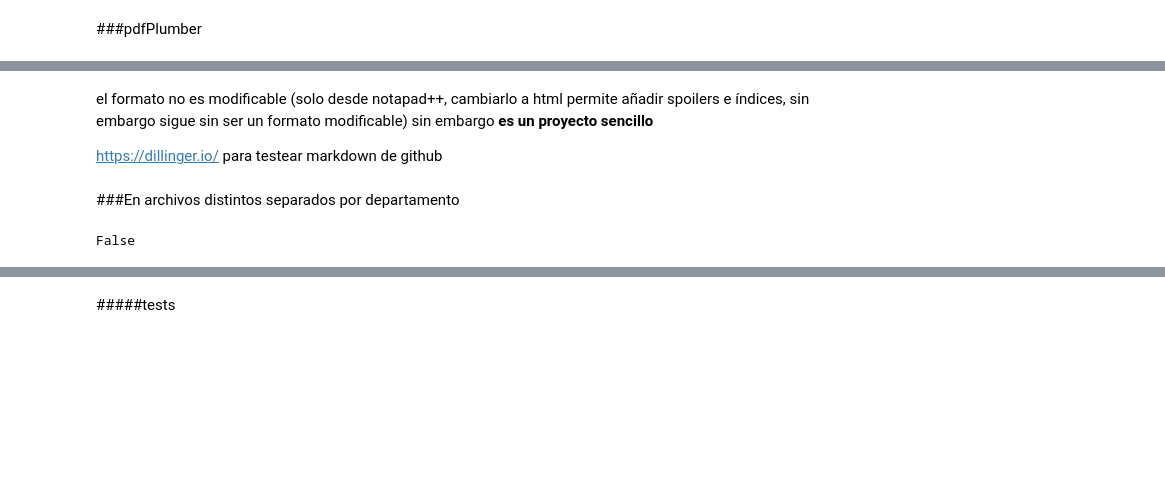
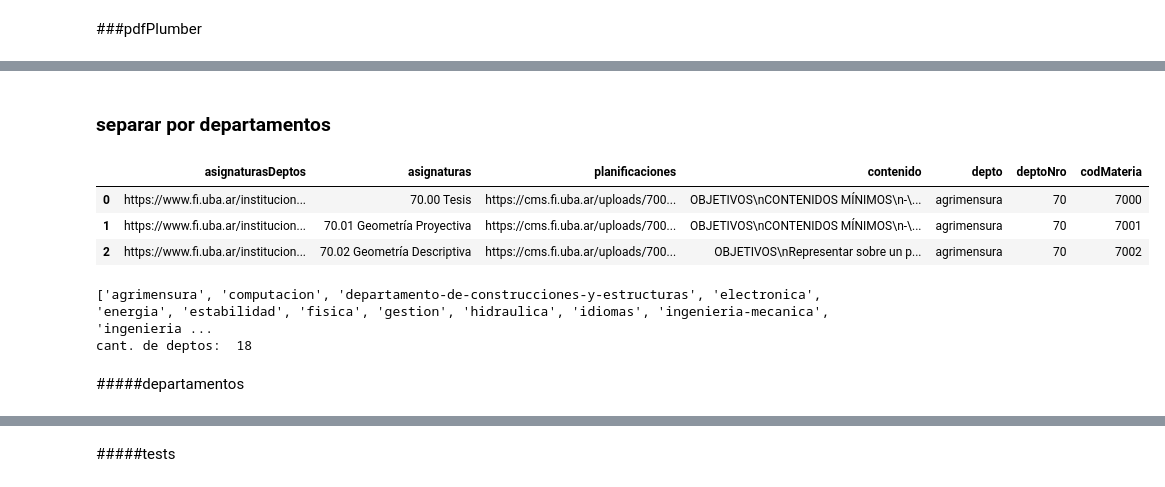
Before and after one commit to AlePaff/FIUBA-knowledge, a Jupyter notebook: procesamiento_de_archivos.ipynb, the cells around one changed output, grey strips where cells are left out. Drawn from its saved outputs; the diff is of its cells as text; code cells hidden in the pictures; blank space fills up the shorter version.

```diff
--- a/procesamiento_de_archivos.ipynb
+++ b/procesamiento_de_archivos.ipynb
@@ -173,10 +199,30 @@ with open("contenidos.md", "w") as text_file:
-# %% [markdown]
-el formato no es modificable (solo desde notapad++, cambiarlo a html permite añadir spoilers e índices, sin embargo sigue sin ser un formato modificable) sin embargo **es un proyecto sencillo**
-
-https://dillinger.io/ para testear markdown de github
-# %% [markdown]
-###En archivos distintos separados por departamento
-# %%
-textos["asignaturasDeptos"].is_unique#.to_frame()
-# %% [output]
-False
+# %% [markdown]
+### separar por departamentos
+# %%
+# https://stackoverflow.com/questions/36108377/how-to-use-the-split-function-on-every-row-in-a-dataframe-in-python
+f = lambda x: x["asignaturasDeptos"].split("/")[5]
+nroDepto = lambda x: x["asignaturas"].split(".")[0]
+codMateria = lambda x: (x["asignaturas"].split(" ")[0]).replace(".","")   #toma 70.20 y lo convierte en 7020
+
+textos["depto"] = textos.apply(f, axis=1)
+textos["deptoNro"] = textos.apply(nroDepto, axis=1)
+textos["codMateria"] = textos.apply(codMateria, axis=1)
+textos.head(3)
+# %% [output]
+|  | asignaturasDeptos | asignaturas | planificaciones | contenido | depto | deptoNro | codMateria |
+| 0 | https://www.fi.uba.ar/institucion... | 70.00 Tesis | https://cms.fi.uba.ar/uploads/700... | OBJETIVOS\nCONTENIDOS MÍNIMOS\n-\... | agrimensura | 70 | 7000 |
+| 1 | https://www.fi.uba.ar/institucion... | 70.01 Geometría Proyectiva | https://cms.fi.uba.ar/uploads/700... | OBJETIVOS\nCONTENIDOS MÍNIMOS\n-\... | agrimensura | 70 | 7001 |
+| 2 | https://www.fi.uba.ar/institucion... | 70.02 Geometría Descriptiva | https://cms.fi.uba.ar/uploads/700... | OBJETIVOS\nRepresentar sobre un p... | agrimensura | 70 | 7002 |
+# %%
+#efectivamente son 18 deptos
+deptos = list(textos["depto"].unique())
+print(deptos)
+print("cant. de deptos: ", len(deptos))
+
+#aunque hay algunos que no existen
+# len(list(textos["deptoNro"].unique()))     #->da 34, y debería dar 18
+# %% [output]
+['agrimensura', 'computacion', 'departamento-de-construcciones-y-estructuras', 'electronica', 'energia', 'estabilidad', 'fisica', 'gestion', 'hidraulica', 'idiomas', 'ingenieria-mecanica', 'ingenieria ...
+cant. de deptos:  18
+# %% [markdown]
+#####departamentos
```
Also changed, not shown: parts of 30 cells of this notebook, 4 other files.
